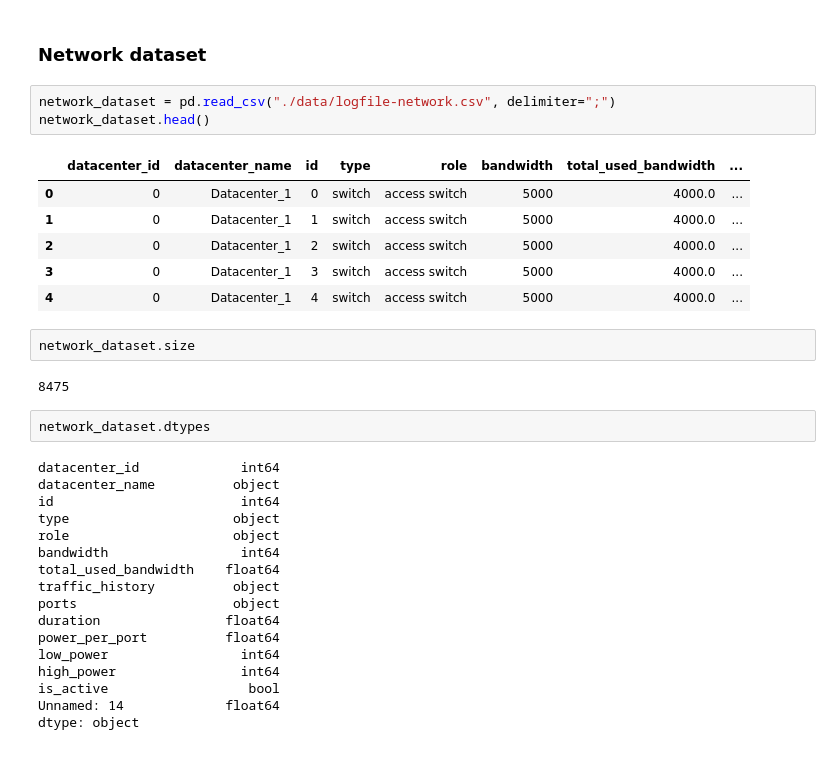
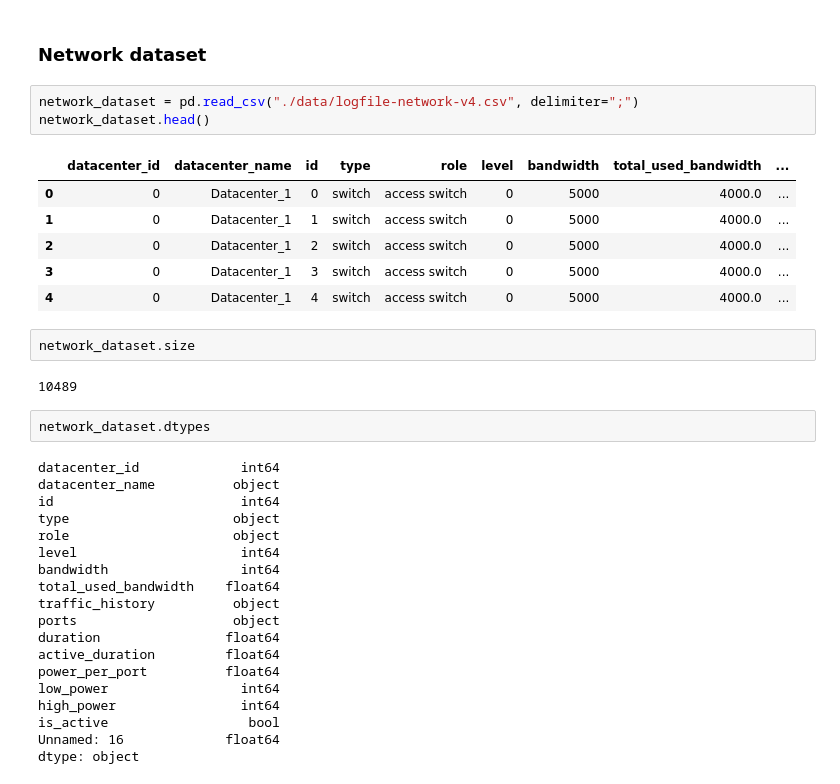
Before and after one commit to KhalidAFarah/cloud-energy-efficiency, a Jupyter notebook: app.ipynb, the cells around one changed output. Saved outputs shown, nothing was run; the diff lists cells and outputs as text.

```diff
--- a/app.ipynb
+++ b/app.ipynb
@@ -203,19 +204,19 @@ duration 0.0s, active duration 0.0s, idle duration: 0s.
 # %% [markdown]
 ### Network dataset
 # %%
-network_dataset = pd.read_csv("./data/logfile-network.csv", delimiter=";")
+network_dataset = pd.read_csv("./data/logfile-network-v4.csv", delimiter=";")
 network_dataset.head()
 # %% [output]
-|  | datacenter_id | datacenter_name | id | type | role | bandwidth | total_used_bandwidth | ... |
-| 0 | 0 | Datacenter_1 | 0 | switch | access switch | 5000 | 4000.0 | ... |
-| 1 | 0 | Datacenter_1 | 1 | switch | access switch | 5000 | 4000.0 | ... |
-| 2 | 0 | Datacenter_1 | 2 | switch | access switch | 5000 | 4000.0 | ... |
-| 3 | 0 | Datacenter_1 | 3 | switch | access switch | 5000 | 4000.0 | ... |
-| 4 | 0 | Datacenter_1 | 4 | switch | access switch | 5000 | 4000.0 | ... |
+|  | datacenter_id | datacenter_name | id | type | role | level | bandwidth | total_used_bandwidth | ... |
+| 0 | 0 | Datacenter_1 | 0 | switch | access switch | 0 | 5000 | 4000.0 | ... |
+| 1 | 0 | Datacenter_1 | 1 | switch | access switch | 0 | 5000 | 4000.0 | ... |
+| 2 | 0 | Datacenter_1 | 2 | switch | access switch | 0 | 5000 | 4000.0 | ... |
+| 3 | 0 | Datacenter_1 | 3 | switch | access switch | 0 | 5000 | 4000.0 | ... |
+| 4 | 0 | Datacenter_1 | 4 | switch | access switch | 0 | 5000 | 4000.0 | ... |
 # %%
 network_dataset.size
 # %% [output]
-8475
+10489
 # %%
 network_dataset.dtypes
 # %% [output]
@@ -224,16 +225,18 @@ datacenter_name          object
 id                        int64
 type                     object
 role                     object
+level                     int64
 bandwidth                 int64
 total_used_bandwidth    float64
 traffic_history          object
 ports                    object
 duration                float64
+active_duration         float64
 power_per_port          float64
 low_power                 int64
 high_power                int64
 is_active                  bool
-Unnamed: 14             float64
+Unnamed: 16             float64
 dtype: object
 # %%
 print(f"Number of null in the dataset: {network_dataset.isnull().sum().sum()}")
```
Also changed, not shown: parts of 10 cells of this notebook, 3 other files.
